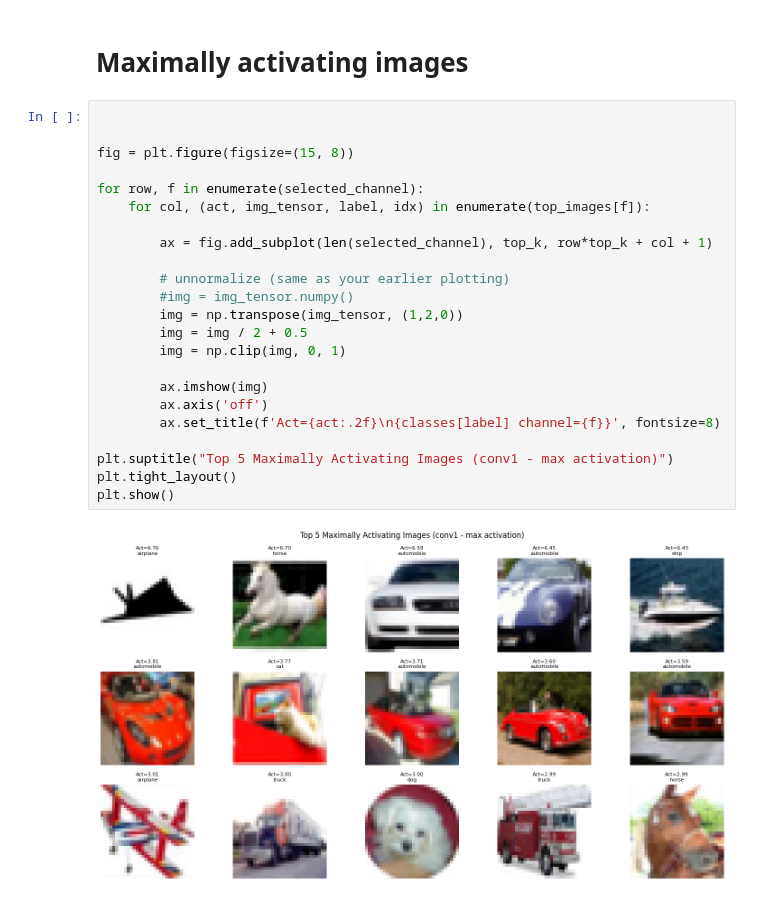
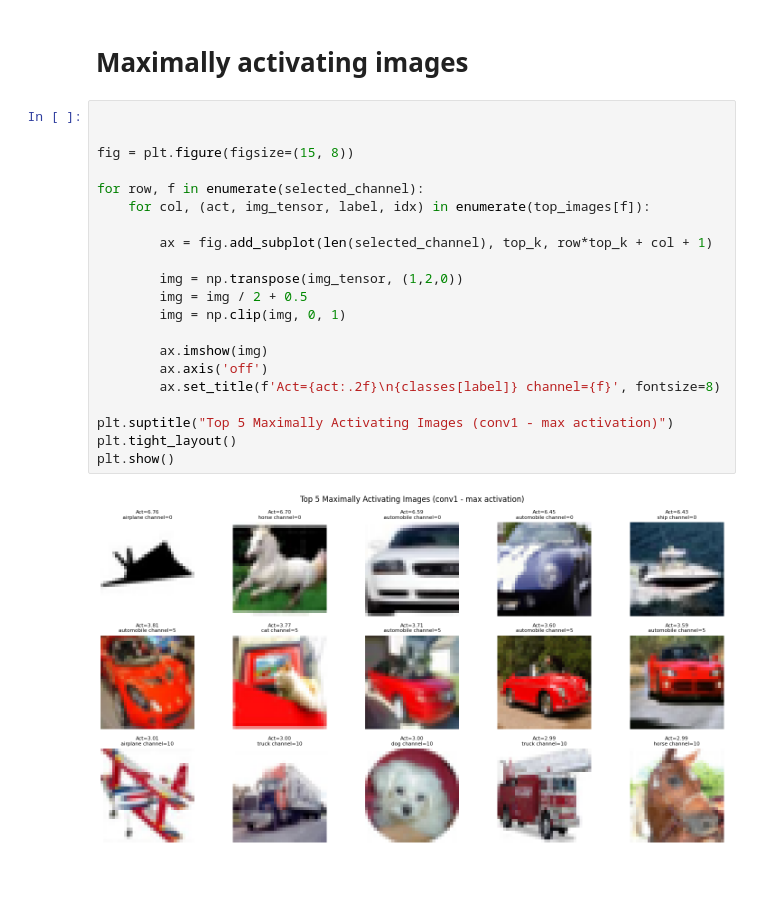
Before and after one commit to bdaqiq01/CSCI611_Basira_Daqiq, a Jupyter notebook: Assignment_2/build_cnn/build_cnn.ipynb, the cells around one changed output. Saved outputs shown, nothing was run; the diff lists cells and outputs as text.

```diff
--- a/Assignment_2/build_cnn/build_cnn.ipynb
+++ b/Assignment_2/build_cnn/build_cnn.ipynb
@@ -555,25 +554,23 @@ for iten in selected_indices:
 # %%
 
 
 fig = plt.figure(figsize=(15, 8))
 
 for row, f in enumerate(selected_channel):
     for col, (act, img_tensor, label, idx) in enumerate(top_images[f]):
 
         ax = fig.add_subplot(len(selected_channel), top_k, row*top_k + col + 1)
 
-        # unnormalize (same as your earlier plotting)
-        #img = img_tensor.numpy()
         img = np.transpose(img_tensor, (1,2,0))
         img = img / 2 + 0.5
         img = np.clip(img, 0, 1)
 
         ax.imshow(img)
         ax.axis('off')
-        ax.set_title(f'Act={act:.2f}\n{classes[label] channel={f}}', fontsize=8)
+        ax.set_title(f'Act={act:.2f}\n{classes[label]} channel={f}', fontsize=8)
 
 plt.suptitle("Top 5 Maximally Activating Images (conv1 - max activation)")
 plt.tight_layout()
 plt.show()
 # %% [output]
-[figure, old version]
+[figure, new version]
```
Also changed, not shown: parts of 2 cells of this notebook.
